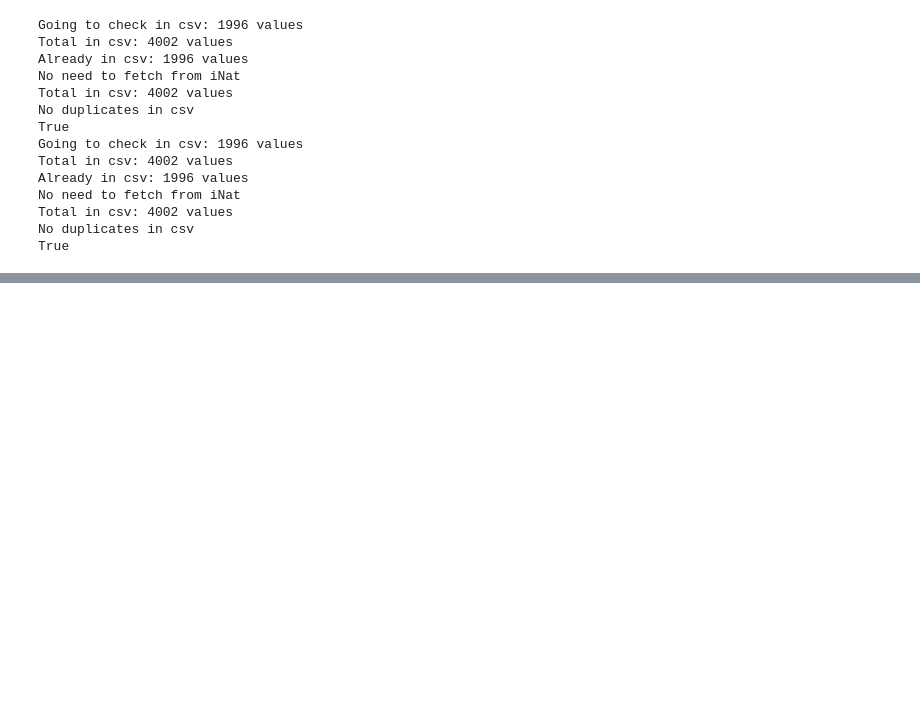
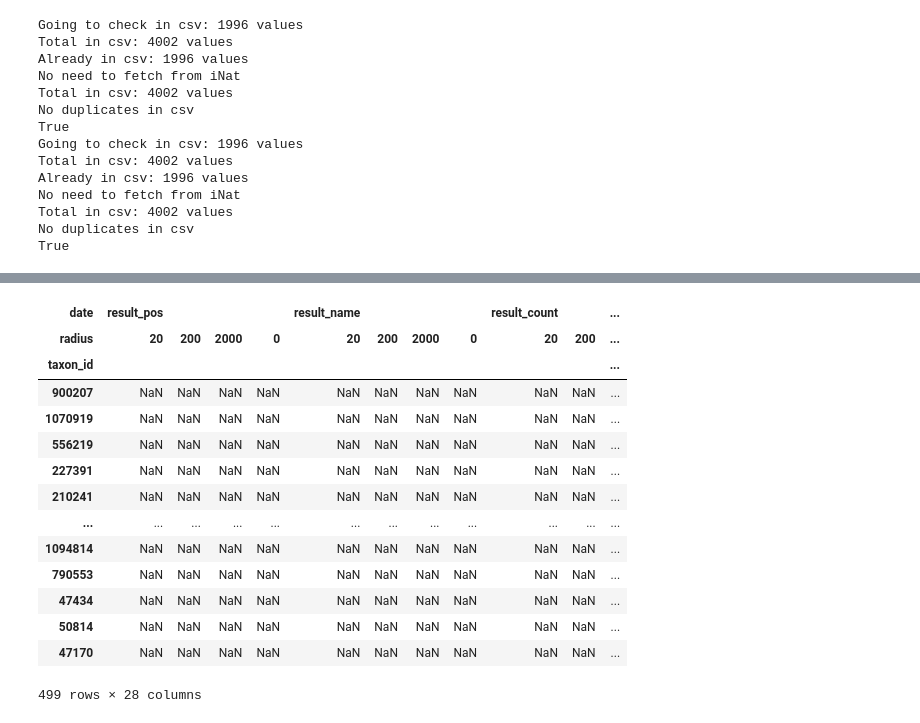
Before and after one commit to baidakovil/iNat-statistics, a Jupyter notebook: inat_raritets.ipynb, the cells around one changed output, grey strips where cells are left out. Cells and saved outputs as stored; diff of their text form; code cells hidden in the pictures; blank space fills up the shorter version.

```diff
--- a/inat_raritets.ipynb
+++ b/inat_raritets.ipynb
@@ -430,0 +432,19 @@ Can not update radiuses-quantity information
+# %%
+df_added_res_cols = addresult_columns(df_pos)
+df_added_res_cols
+# %% [output]
+| date | result_pos |  |  |  | result_name |  |  |  | result_count |  | ... |
+| radius | 20 | 200 | 2000 | 0 | 20 | 200 | 2000 | 0 | 20 | 200 | ... |
+| taxon_id |  |  |  |  |  |  |  |  |  |  | ... |
+| 900207 | NaN | NaN | NaN | NaN | NaN | NaN | NaN | NaN | NaN | NaN | ... |
+| 1070919 | NaN | NaN | NaN | NaN | NaN | NaN | NaN | NaN | NaN | NaN | ... |
+| 556219 | NaN | NaN | NaN | NaN | NaN | NaN | NaN | NaN | NaN | NaN | ... |
+| 227391 | NaN | NaN | NaN | NaN | NaN | NaN | NaN | NaN | NaN | NaN | ... |
+| 210241 | NaN | NaN | NaN | NaN | NaN | NaN | NaN | NaN | NaN | NaN | ... |
+| ... | ... | ... | ... | ... | ... | ... | ... | ... | ... | ... | ... |
+| 1094814 | NaN | NaN | NaN | NaN | NaN | NaN | NaN | NaN | NaN | NaN | ... |
+| 790553 | NaN | NaN | NaN | NaN | NaN | NaN | NaN | NaN | NaN | NaN | ... |
+| 47434 | NaN | NaN | NaN | NaN | NaN | NaN | NaN | NaN | NaN | NaN | ... |
+| 50814 | NaN | NaN | NaN | NaN | NaN | NaN | NaN | NaN | NaN | NaN | ... |
+| 47170 | NaN | NaN | NaN | NaN | NaN | NaN | NaN | NaN | NaN | NaN | ... |
+499 rows × 28 columns
```
Also changed, not shown: parts of 19 cells of this notebook, 1 other file.
